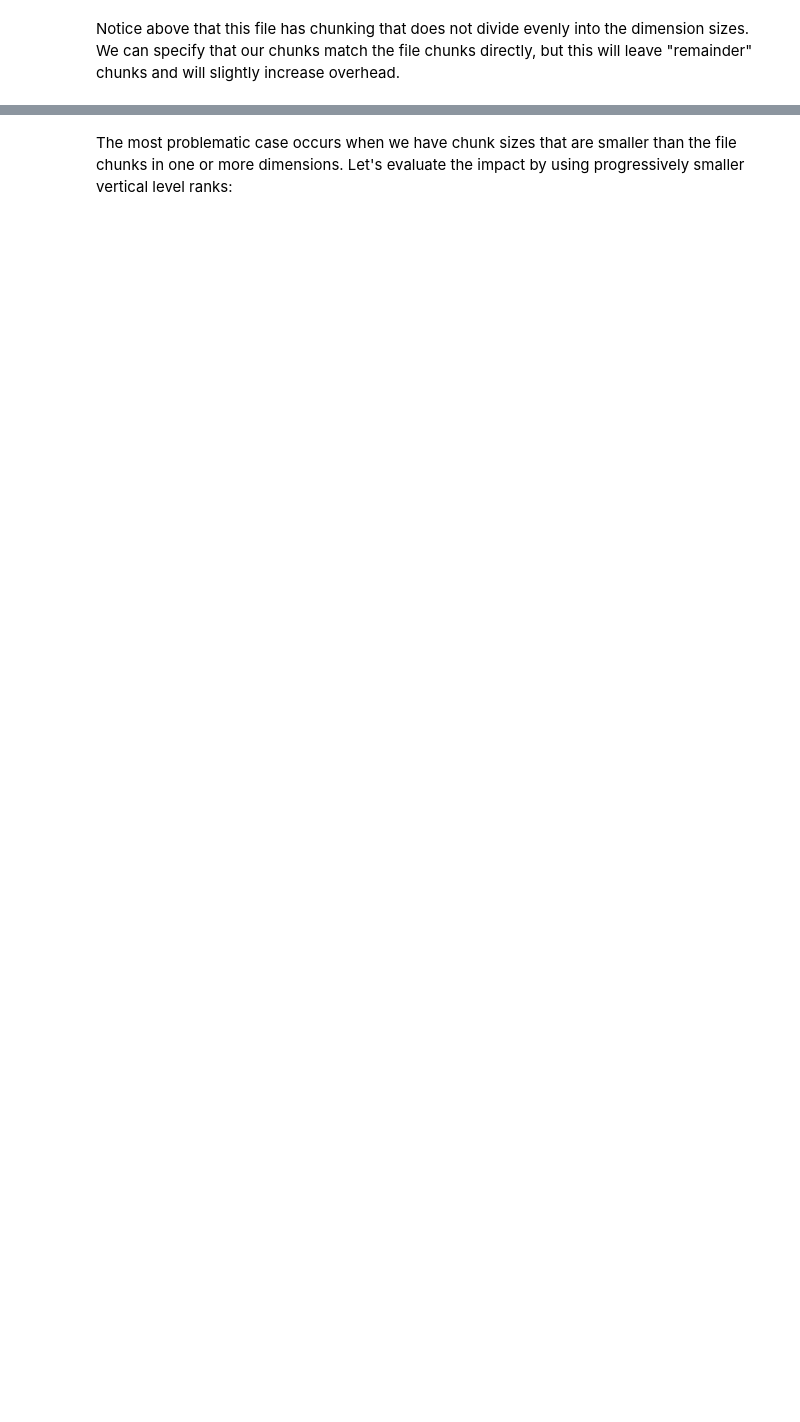
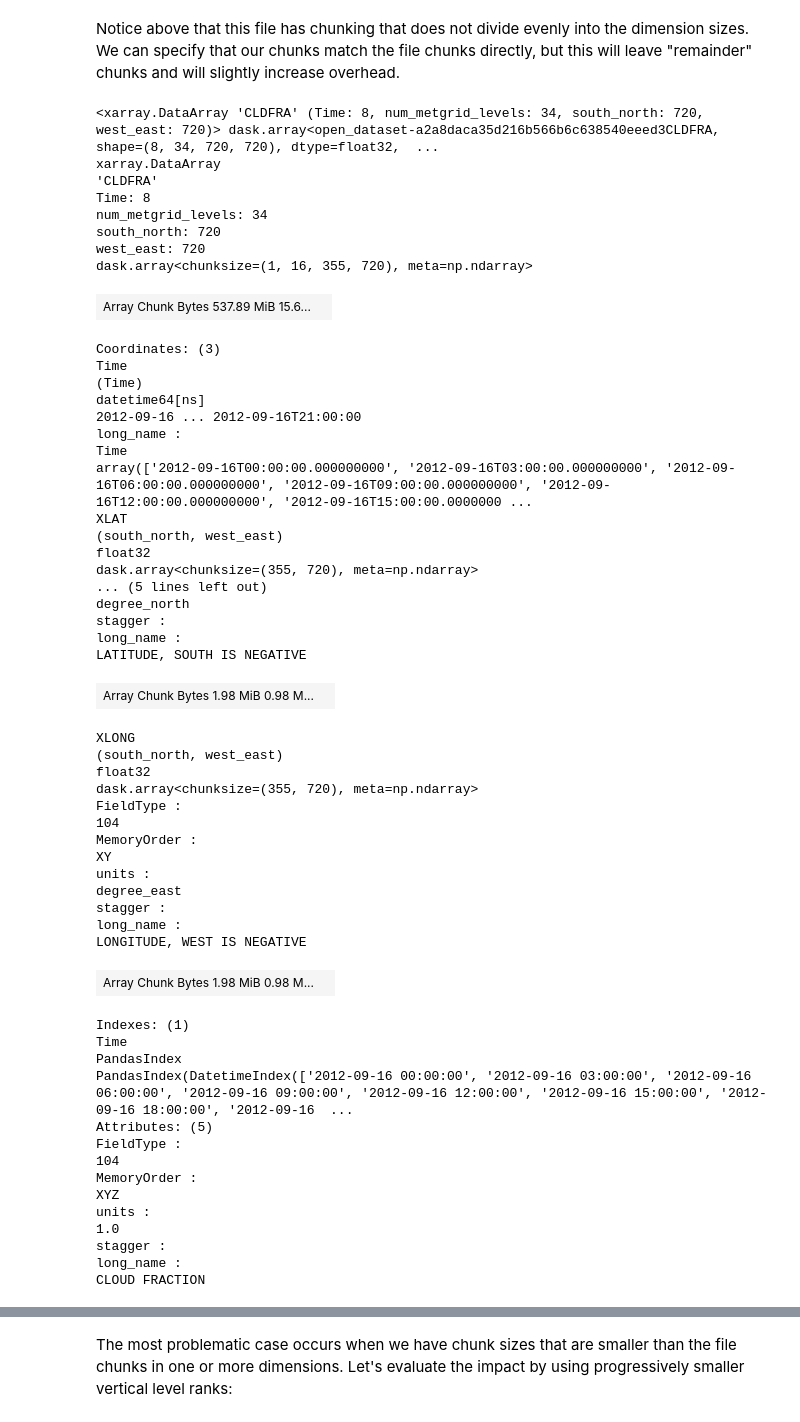
Before and after one commit to NCAR/dask-tutorial, a Jupyter notebook: notebooks/06-dask-chunking.ipynb, the cells around one changed output, grey strips where cells are left out. Cells and saved outputs as stored; diff of their text form; code cells hidden in the pictures; blank space fills up the shorter version.

```diff
--- a/notebooks/06-dask-chunking.ipynb
+++ b/notebooks/06-dask-chunking.ipynb
@@ -190,6 +331,63 @@ Notice above that this file has chunking that does not divide evenly into the di
 # %%
 ds = xr.open_dataset(my_file, chunks = {'Time' : 1, "num_metgrid_levels" : 16,
                                         "south_north" : 355, "east_west" : 355})
+ds.CLDFRA
+# %% [output]
+<xarray.DataArray 'CLDFRA' (Time: 8, num_metgrid_levels: 34, south_north: 720, west_east: 720)> dask.array<open_dataset-a2a8daca35d216b566b6c638540eeed3CLDFRA, shape=(8, 34, 720, 720), dtype=float32,  ...
+xarray.DataArray
+'CLDFRA'
+Time: 8
+num_metgrid_levels: 34
+south_north: 720
+west_east: 720
+dask.array<chunksize=(1, 16, 355, 720), meta=np.ndarray>
+| Array Chunk Bytes 537.89 MiB 15.6... |  |
+Coordinates: (3)
+Time
+(Time)
+datetime64[ns]
+2012-09-16 ... 2012-09-16T21:00:00
+long_name :
+Time
+array(['2012-09-16T00:00:00.000000000', '2012-09-16T03:00:00.000000000', '2012-09-16T06:00:00.000000000', '2012-09-16T09:00:00.000000000', '2012-09-16T12:00:00.000000000', '2012-09-16T15:00:00.0000000 ...
+XLAT
+(south_north, west_east)
+float32
+dask.array<chunksize=(355, 720), meta=np.ndarray>
+... (5 lines left out)
+degree_north
+stagger :
+long_name :
+LATITUDE, SOUTH IS NEGATIVE
+| Array Chunk Bytes 1.98 MiB 0.98 M... |  |
+XLONG
+(south_north, west_east)
+float32
+dask.array<chunksize=(355, 720), meta=np.ndarray>
+FieldType :
+104
+MemoryOrder :
+XY
+units :
+degree_east
+stagger :
+long_name :
+LONGITUDE, WEST IS NEGATIVE
+| Array Chunk Bytes 1.98 MiB 0.98 M... |  |
+Indexes: (1)
+Time
+PandasIndex
+PandasIndex(DatetimeIndex(['2012-09-16 00:00:00', '2012-09-16 03:00:00', '2012-09-16 06:00:00', '2012-09-16 09:00:00', '2012-09-16 12:00:00', '2012-09-16 15:00:00', '2012-09-16 18:00:00', '2012-09-16  ...
+Attributes: (5)
+FieldType :
+104
+MemoryOrder :
+XYZ
+units :
+1.0
+stagger :
+long_name :
+CLOUD FRACTION
 # %%
 %%time
 result = ds.CLDFRA.max(dim = "num_metgrid_levels").compute()
```
Also changed, not shown: parts of 28 cells of this notebook, 1 other file.
